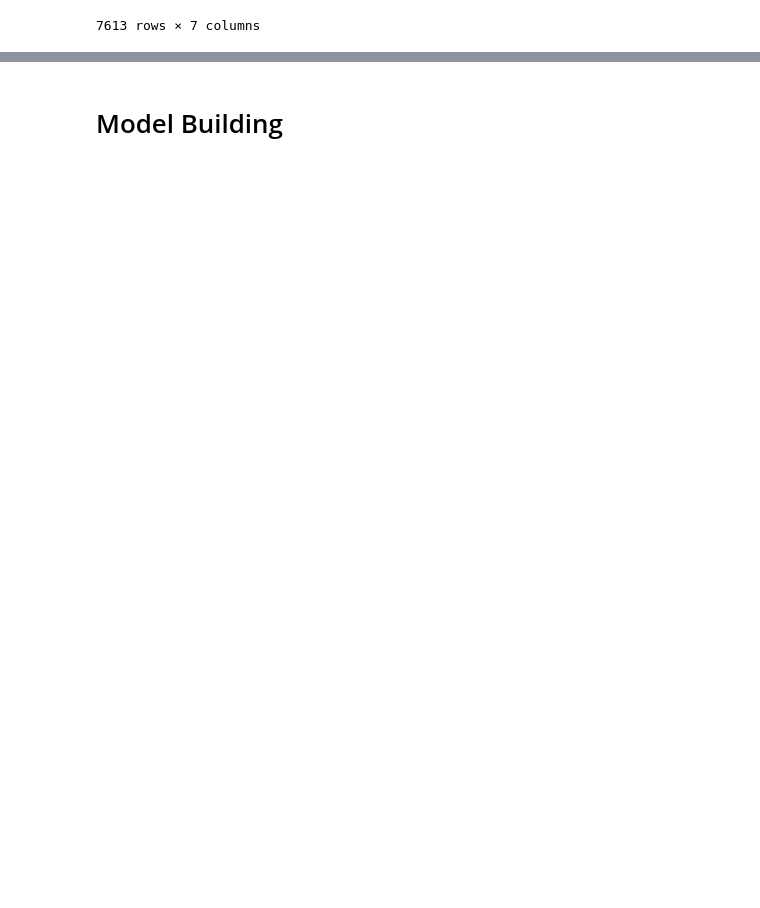
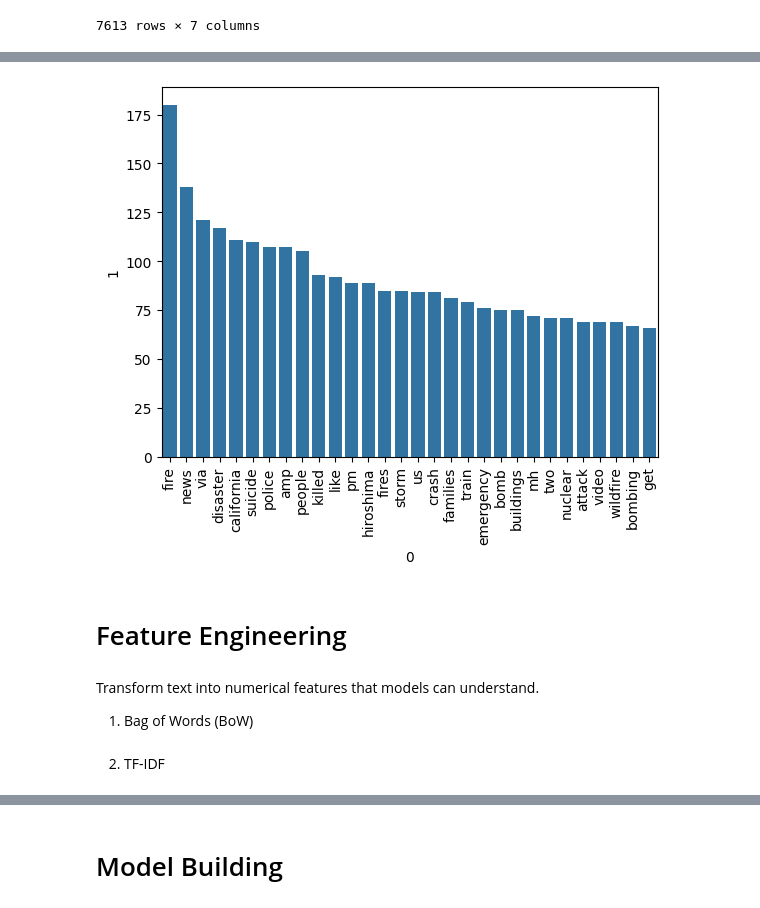
Before and after one commit to Rajlaxmi-giri/Rajlaxmi_kaggle, a Jupyter notebook: NLP_DisasterTweets.ipynb, the cells around one changed output, grey strips where cells are left out. Cells and saved outputs as stored; diff of their text form; code cells hidden in the pictures; blank space fills up the shorter version.

```diff
--- a/NLP_DisasterTweets.ipynb
+++ b/NLP_DisasterTweets.ipynb
@@ -289,0 +371,12 @@ train_data
+# %%
+sns.barplot(x=pd.DataFrame(Disaster_counter.most_common(30))[0],y=pd.DataFrame(Disaster_counter.most_common(30))[1])
+plt.xticks(rotation='vertical')
+plt.show()
+# %% [output]
+[figure, added]
+# %% [markdown]
+# Feature Engineering
+# %% [markdown]
+Transform text into numerical features that models can understand.
+
+1. Bag of Words (BoW)
@@ -289,0 +386,2 @@ train_data
+# %% [markdown]
+2. TF-IDF
```
Also changed, not shown: parts of 16 cells of this notebook.
